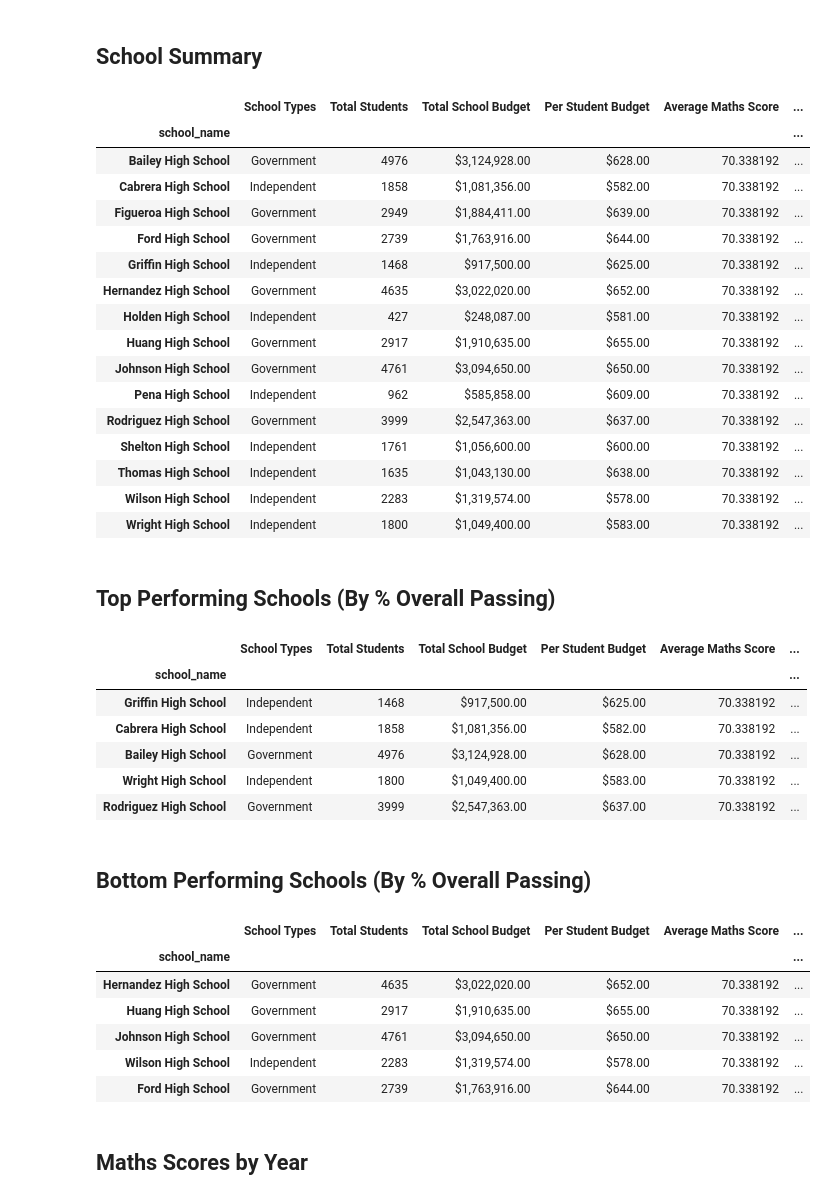
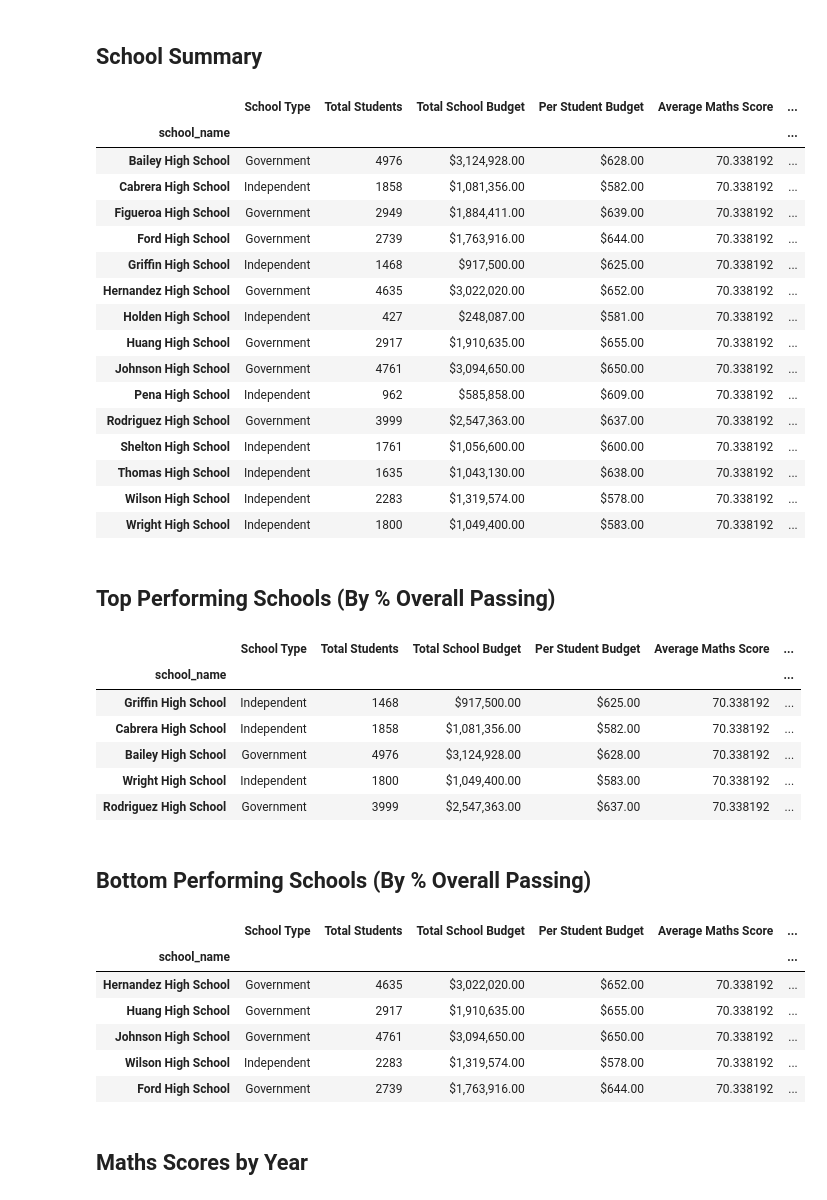
Before and after one commit to mpeck34/pandas-challenge, a Jupyter notebook: PyCitySchools.ipynb, the cells around one changed output. Drawn from its saved outputs; the diff is of its cells as text; code cells hidden in the pictures.

```diff
--- a/PyCitySchools.ipynb
+++ b/PyCitySchools.ipynb
@@ -95,26 +95,26 @@ overall_passing_rate = (passing_maths_and_reading.value_counts(["school_name"])
 # %%
 # Convert to DataFrame
 per_school_summary = pd.DataFrame(
-                {"School Types": school_types,
+                {"School Type": school_types,
                  "Total Students": per_school_counts,
                  "Total School Budget": per_school_budget,
                  "Per Student Budget": per_school_capita,
                  "Average Maths Score": per_school_maths,
                  "Average Reading Score": per_school_reading,
                  "% Passing Maths": per_school_passing_maths.values,
                  "% Passing Reading": per_school_passing_reading.values,
                  "% Overall Passing": overall_passing_rate.values
                 })
 
 
 # Formatting
 per_school_summary["Total School Budget"] = per_school_summary["Total School Budget"].map("${:,.2f}".format)
 per_school_summary["Per Student Budget"] = per_school_summary["Per Student Budget"].map("${:,.2f}".format)
 
 # Display the DataFrame
 per_school_summary
 # %% [output]
-|  | School Types | Total Students | Total School Budget | Per Student Budget | Average Maths Score | ... |
+|  | School Type | Total Students | Total School Budget | Per Student Budget | Average Maths Score | ... |
 | school_name |  |  |  |  |  | ... |
 | Bailey High School | Government | 4976 | $3,124,928.00 | $628.00 | 70.338192 | ... |
 | Cabrera High School | Independent | 1858 | $1,081,356.00 | $582.00 | 70.338192 | ... |
@@ -138,7 +138,7 @@ per_school_summary
 top_schools = per_school_summary.sort_values(by = ["% Overall Passing"], ascending = False)
 top_schools.head(5)
 # %% [output]
-|  | School Types | Total Students | Total School Budget | Per Student Budget | Average Maths Score | ... |
+|  | School Type | Total Students | Total School Budget | Per Student Budget | Average Maths Score | ... |
 | school_name |  |  |  |  |  | ... |
 | Griffin High School | Independent | 1468 | $917,500.00 | $625.00 | 70.338192 | ... |
 | Cabrera High School | Independent | 1858 | $1,081,356.00 | $582.00 | 70.338192 | ... |
@@ -152,7 +152,7 @@ top_schools.head(5)
 bottom_schools = per_school_summary.sort_values(by = ["% Overall Passing"])
 bottom_schools.head(5)
 # %% [output]
-|  | School Types | Total Students | Total School Budget | Per Student Budget | Average Maths Score | ... |
+|  | School Type | Total Students | Total School Budget | Per Student Budget | Average Maths Score | ... |
 | school_name |  |  |  |  |  | ... |
 | Hernandez High School | Government | 4635 | $3,022,020.00 | $652.00 | 70.338192 | ... |
 | Huang High School | Government | 2917 | $1,910,635.00 | $655.00 | 70.338192 | ... |
```
Also changed, not shown: parts of 14 cells of this notebook.
